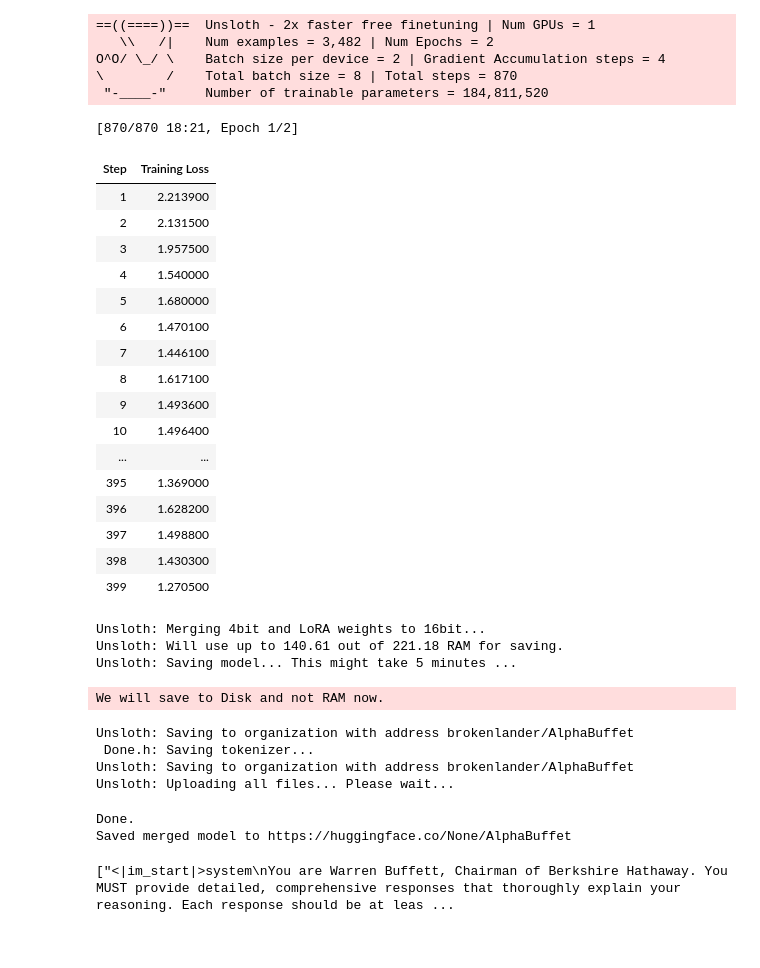
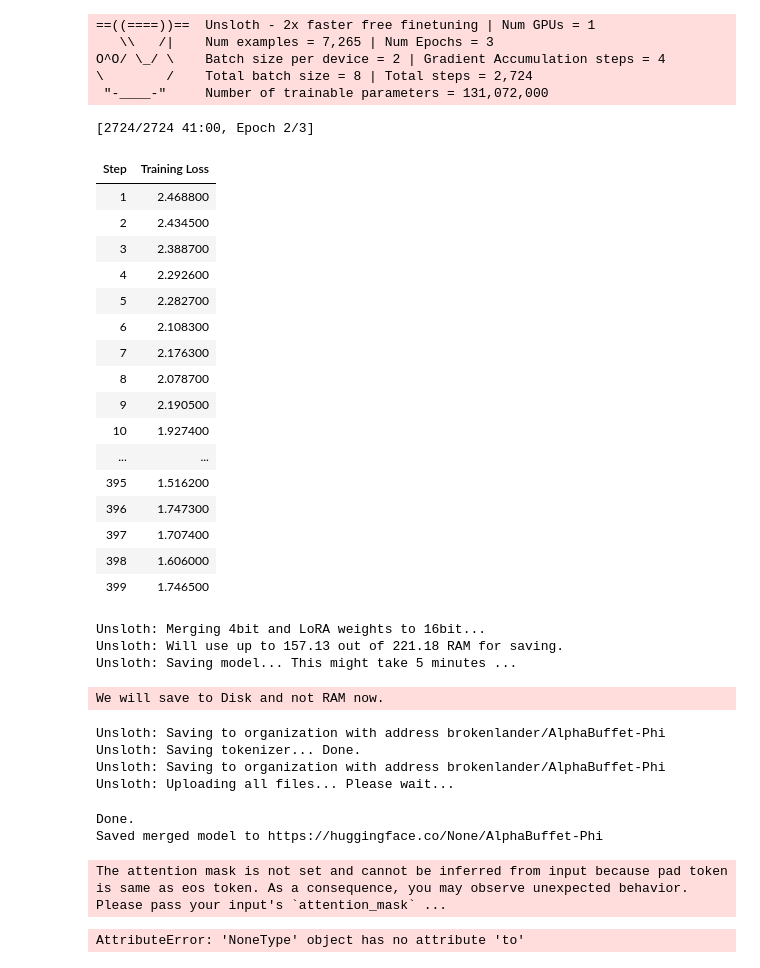
Before and after one commit to brokenlander/AlphaBuffet, a Jupyter notebook: Training.ipynb, the cells around one changed output. Cells and saved outputs as stored; diff of their text form; code cells hidden in the pictures.

Commit message:
Training 2

```diff
--- a/Training.ipynb
+++ b/Training.ipynb
@@ -27,7 +26,7 @@ load_in_4bit = False
 max_seq_length = 8192
 
 model, tokenizer = FastLanguageModel.from_pretrained(
-    model_name = models[3],
+    model_name = models[6],
     max_seq_length = max_seq_length,
     dtype = dtype,
     load_in_4bit = load_in_4bit,
@@ -145,7 +86,7 @@ convert_conversations_json('Dataset/Processed/Ground Truth/dataset_combined_2.js
 from datasets import load_dataset
 dataset = load_dataset(
     "json",
-    data_files = "Dataset/Processed/Ground Truth/dataset_clean.json",
+    data_files = "/home/ubuntu/AlphaBuffet/Dataset/Processed/Ground Truth/dataset_combined.json",
     split = "train",
 )
 # %%
@@ -193,7 +134,7 @@ trainer = SFTTrainer(
         per_device_train_batch_size = 2,
         gradient_accumulation_steps = 4,
         warmup_steps = 5,
-        num_train_epochs = 2,
+        num_train_epochs = 3,
         learning_rate = 2e-4,
         fp16 = not is_bfloat16_supported(),
         bf16 = is_bfloat16_supported(),
@@ -247,29 +191,31 @@ GPU = NVIDIA H100 PCIe. Max memory = 79.097 GB.
 # %%
+import os
+os.environ['UNSLOTH_RETURN_LOGITS'] = '1'
 trainer_stats = trainer.train()
 # %% [output]
 ==((====))==  Unsloth - 2x faster free finetuning | Num GPUs = 1
-   \\   /|    Num examples = 3,482 | Num Epochs = 2
+   \\   /|    Num examples = 7,265 | Num Epochs = 3
 O^O/ \_/ \    Batch size per device = 2 | Gradient Accumulation steps = 4
-\        /    Total batch size = 8 | Total steps = 870
- "-____-"     Number of trainable parameters = 184,811,520
+\        /    Total batch size = 8 | Total steps = 2,724
+ "-____-"     Number of trainable parameters = 131,072,000
-[870/870 18:21, Epoch 1/2]
+[2724/2724 41:00, Epoch 2/3]
 | Step | Training Loss |
-| 1 | 2.213900 |
-| 2 | 2.131500 |
-| 3 | 1.957500 |
-| 4 | 1.540000 |
-| 5 | 1.680000 |
-| 6 | 1.470100 |
-| 7 | 1.446100 |
-| 8 | 1.617100 |
-| 9 | 1.493600 |
-| 10 | 1.496400 |
+| 1 | 2.468800 |
+| 2 | 2.434500 |
+| 3 | 2.388700 |
+| 4 | 2.292600 |
+| 5 | 2.282700 |
+| 6 | 2.108300 |
+| 7 | 2.176300 |
+| 8 | 2.078700 |
+| 9 | 2.190500 |
+| 10 | 1.927400 |
 | ... | ... |
-| 395 | 1.369000 |
-| 396 | 1.628200 |
-| 397 | 1.498800 |
-| 398 | 1.430300 |
-| 399 | 1.270500 |
+| 395 | 1.516200 |
+| 396 | 1.747300 |
+| 397 | 1.707400 |
+| 398 | 1.606000 |
+| 399 | 1.746500 |
 # %%
 from huggingface_hub import delete_repo
 
@@ -280,18 +227,18 @@ delete_repo(
 # %%
 # save_method = "merged_4bit" or "merged_16bit"
 
-model.push_to_hub_merged(repo, tokenizer, save_method = "merged_16bit", commit_message = "Initial Commit", commit_description = "Initial Commit after Lora Fine Tuning", token = hf_key, private = True)
+model.push_to_hub_merged(repo, tokenizer, save_method = "merged_16bit", commit_message = "Initial Commit", commit_description = "Initial Commit after Lora Fine Tuning", token = hf_key, private = False)
 # %% [output]
 Unsloth: Merging 4bit and LoRA weights to 16bit...
-Unsloth: Will use up to 140.61 out of 221.18 RAM for saving.
+Unsloth: Will use up to 157.13 out of 221.18 RAM for saving.
 Unsloth: Saving model... This might take 5 minutes ...
 We will save to Disk and not RAM now.
-Unsloth: Saving to organization with address brokenlander/AlphaBuffet
- Done.h: Saving tokenizer...
-Unsloth: Saving to organization with address brokenlander/AlphaBuffet
+Unsloth: Saving to organization with address brokenlander/AlphaBuffet-Phi
+Unsloth: Saving tokenizer... Done.
+Unsloth: Saving to organization with address brokenlander/AlphaBuffet-Phi
 Unsloth: Uploading all files... Please wait...
 Done.
-Saved merged model to https://huggingface.co/None/AlphaBuffet
+Saved merged model to https://huggingface.co/None/AlphaBuffet-Phi
 # %%
 from unsloth.chat_templates import get_chat_template
 
@@ -373,4 +320,5 @@ outputs = model.generate(
 )
 tokenizer.batch_decode(outputs)
 # %% [output]
-["<|im_start|>system\nYou are Warren Buffett, Chairman of Berkshire Hathaway. You MUST provide detailed, comprehensive responses that thoroughly explain your reasoning. Each response should be at leas ...
+The attention mask is not set and cannot be inferred from input because pad token is same as eos token. As a consequence, you may observe unexpected behavior. Please pass your input's `attention_mask` ...
+AttributeError: 'NoneType' object has no attribute 'to'
```
Also changed, not shown: parts of 16 cells of this notebook, 1 other file.
